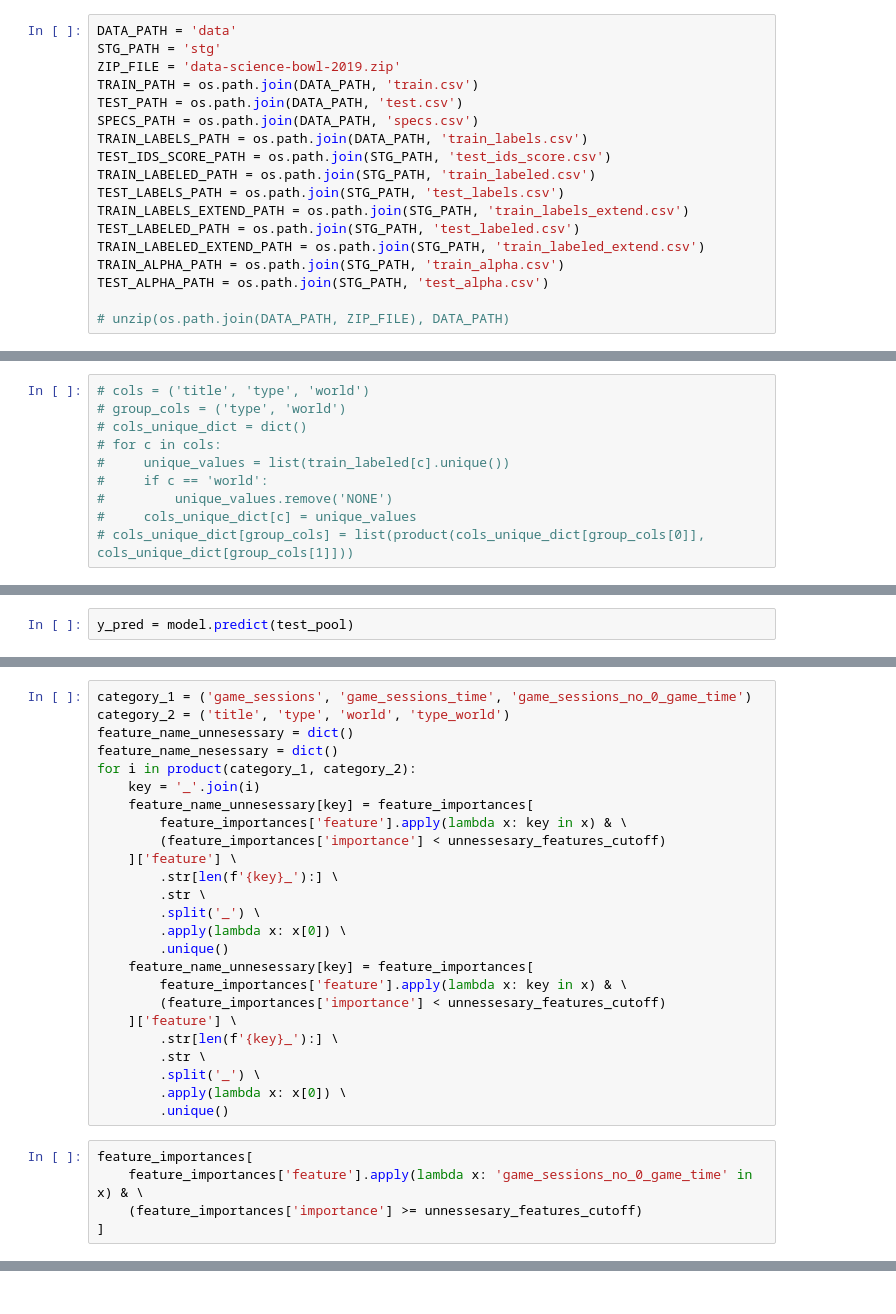
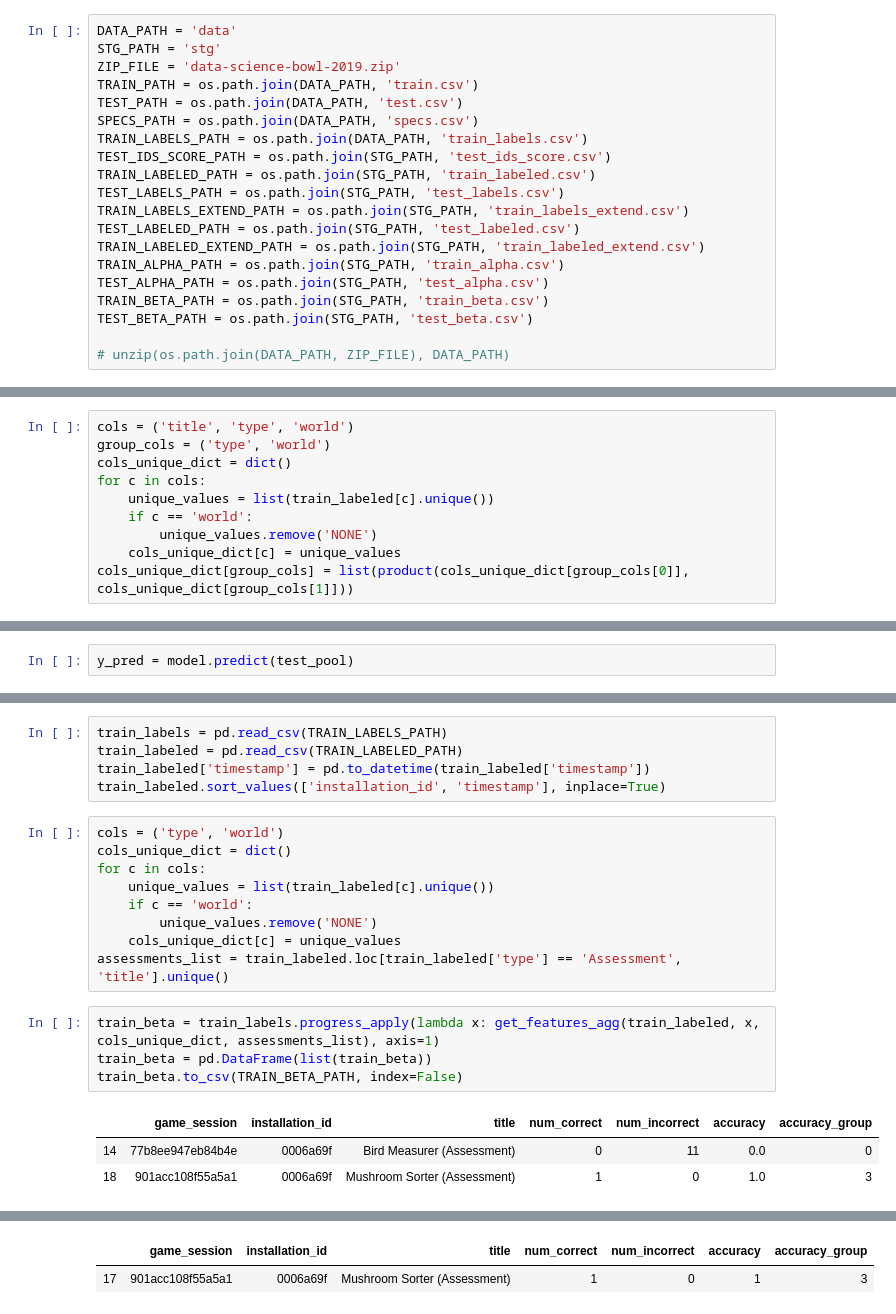
Before and after one commit to AndreyKoceruba/Children_learn, a Jupyter notebook: Children_learn.ipynb, the cells around one changed output, grey strips where cells are left out. Drawn from its saved outputs; the diff is of its cells as text.

Commit message:
Beta version of features

```diff
--- a/Children_learn.ipynb
+++ b/Children_learn.ipynb
@@ -32,6 +32,8 @@ TEST_LABELED_PATH = os.path.join(STG_PATH, 'test_labeled.csv')
 TRAIN_LABELED_EXTEND_PATH = os.path.join(STG_PATH, 'train_labeled_extend.csv')
 TRAIN_ALPHA_PATH = os.path.join(STG_PATH, 'train_alpha.csv')
 TEST_ALPHA_PATH = os.path.join(STG_PATH, 'test_alpha.csv')
+TRAIN_BETA_PATH = os.path.join(STG_PATH, 'train_beta.csv')
+TEST_BETA_PATH = os.path.join(STG_PATH, 'test_beta.csv')
 
 # unzip(os.path.join(DATA_PATH, ZIP_FILE), DATA_PATH)
 # %%
@@ -498,12 +500,12 @@ train_labeled = pd.read_csv(TRAIN_LABELED_PATH)
 train_labeled['timestamp'] = pd.to_datetime(train_labeled['timestamp'])
 train_labeled.sort_values(['installation_id', 'timestamp'], inplace=True)
 # %%
-# cols = ('title', 'type', 'world')
-# group_cols = ('type', 'world')
-# cols_unique_dict = dict()
-# for c in cols:
-#     unique_values = list(train_labeled[c].unique())
-#     if c == 'world':
-#         unique_values.remove('NONE')
-#     cols_unique_dict[c] = unique_values
-# cols_unique_dict[group_cols] = list(product(cols_unique_dict[group_cols[0]], cols_unique_dict[group_cols[1]]))
+cols = ('title', 'type', 'world')
+group_cols = ('type', 'world')
+cols_unique_dict = dict()
+for c in cols:
+    unique_values = list(train_labeled[c].unique())
+    if c == 'world':
+        unique_values.remove('NONE')
+    cols_unique_dict[c] = unique_values
+cols_unique_dict[group_cols] = list(product(cols_unique_dict[group_cols[0]], cols_unique_dict[group_cols[1]]))
@@ -842,30 +889,22 @@ print(unnessesary_features_cutoff)
-# %%
-category_1 = ('game_sessions', 'game_sessions_time', 'game_sessions_no_0_game_time')
-category_2 = ('title', 'type', 'world', 'type_world')
-feature_name_unnesessary = dict()
-feature_name_nesessary = dict()
-for i in product(category_1, category_2):
-    key = '_'.join(i)
-    feature_name_unnesessary[key] = feature_importances[
-        feature_importances['feature'].apply(lambda x: key in x) & \
-        (feature_importances['importance'] < unnessesary_features_cutoff)
-    ]['feature'] \
-        .str[len(f'{key}_'):] \
-        .str \
-        .split('_') \
-        .apply(lambda x: x[0]) \
-        .unique()
-    feature_name_unnesessary[key] = feature_importances[
-        feature_importances['feature'].apply(lambda x: key in x) & \
-        (feature_importances['importance'] < unnessesary_features_cutoff)
-    ]['feature'] \
-        .str[len(f'{key}_'):] \
-        .str \
-        .split('_') \
-        .apply(lambda x: x[0]) \
-        .unique()
-# %%
-feature_importances[
-    feature_importances['feature'].apply(lambda x: 'game_sessions_no_0_game_time' in x) & \
-    (feature_importances['importance'] >= unnessesary_features_cutoff)
-]
+# %%
+train_labels = pd.read_csv(TRAIN_LABELS_PATH)
+train_labeled = pd.read_csv(TRAIN_LABELED_PATH)
+train_labeled['timestamp'] = pd.to_datetime(train_labeled['timestamp'])
+train_labeled.sort_values(['installation_id', 'timestamp'], inplace=True)
+# %%
+cols = ('type', 'world')
+cols_unique_dict = dict()
+for c in cols:
+    unique_values = list(train_labeled[c].unique())
+    if c == 'world':
+        unique_values.remove('NONE')
+    cols_unique_dict[c] = unique_values
+assessments_list = train_labeled.loc[train_labeled['type'] == 'Assessment', 'title'].unique()
+# %%
+train_beta = train_labels.progress_apply(lambda x: get_features_agg(train_labeled, x, cols_unique_dict, assessments_list), axis=1)
+train_beta = pd.DataFrame(list(train_beta))
+train_beta.to_csv(TRAIN_BETA_PATH, index=False)
+# %% [output]
+|  | game_session | installation_id | title | num_correct | num_incorrect | accuracy | accuracy_group |
+| 14 | 77b8ee947eb84b4e | 0006a69f | Bird Measurer (Assessment) | 0 | 11 | 0.0 | 0 |
+| 18 | 901acc108f55a5a1 | 0006a69f | Mushroom Sorter (Assessment) | 1 | 0 | 1.0 | 3 |
@@ -871,0 +993,2 @@ feature_importances[
+|  | game_session | installation_id | title | num_correct | num_incorrect | accuracy | accuracy_group |
+| 17 | 901acc108f55a5a1 | 0006a69f | Mushroom Sorter (Assessment) | 1 | 0 | 1 | 3 |
```
Also changed, not shown: parts of 13 cells of this notebook.
